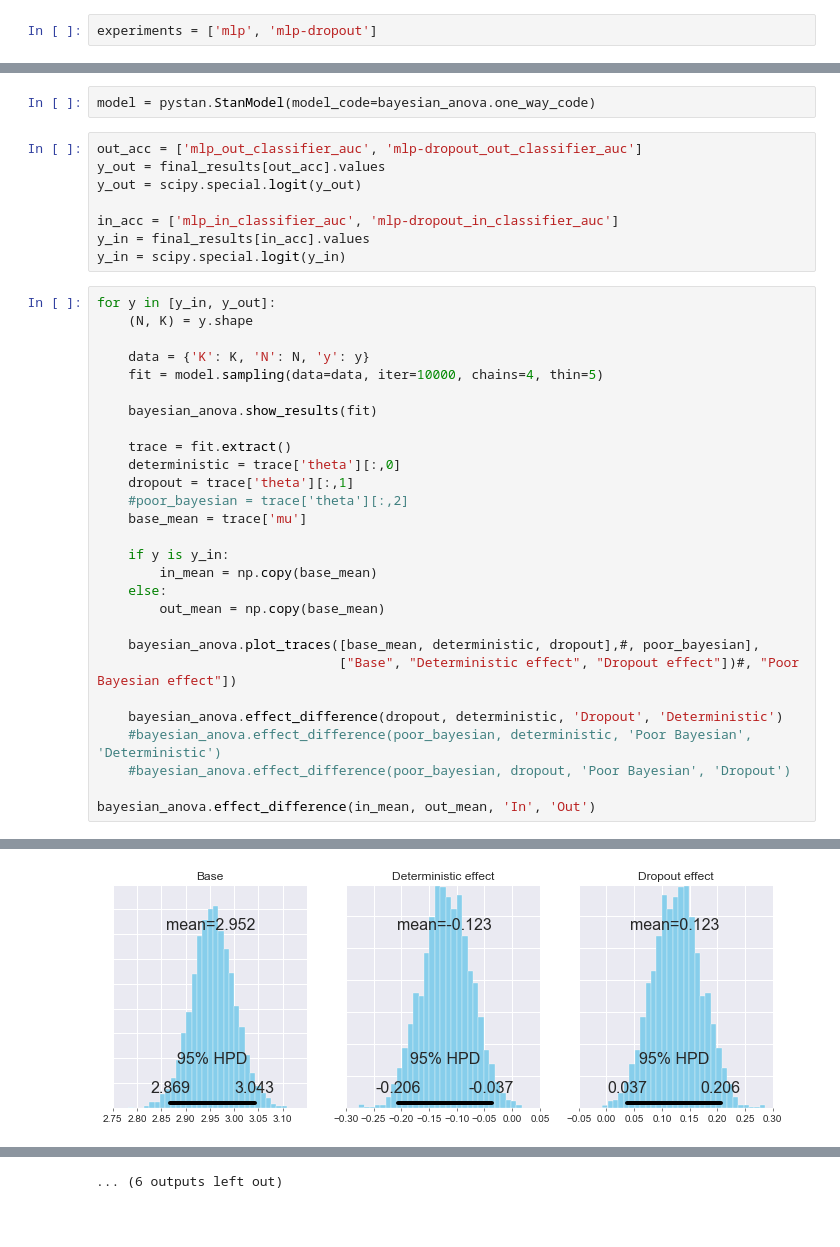
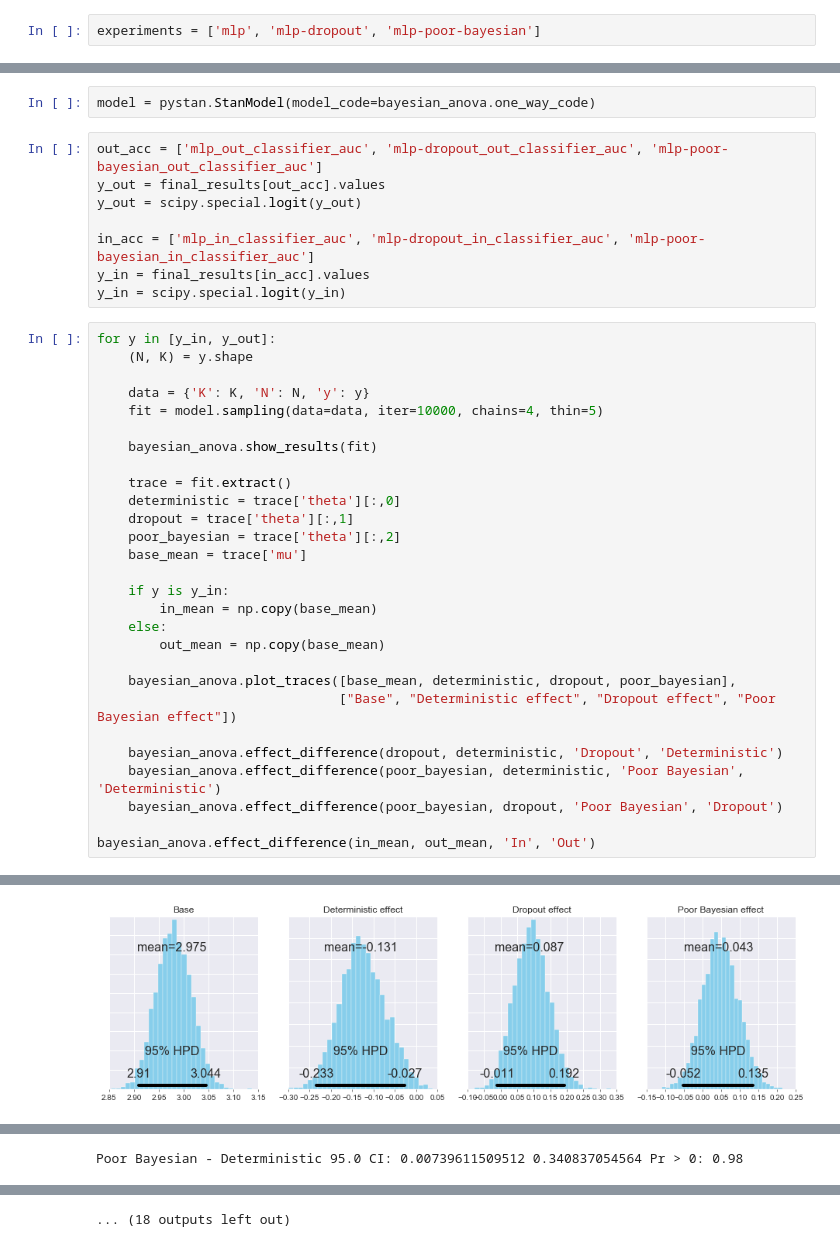
Before and after one commit to ramon-oliveira/deepstats, a Jupyter notebook: mnist_results/join_results_anova.ipynb, the cells around one changed output, grey strips where cells are left out. Saved outputs shown, nothing was run; the diff lists cells and outputs as text; blank space fills up the shorter version.

Commit message:
add anova mnist poor-bayesian results

```diff
--- a/mnist_results/join_results_anova.ipynb
+++ b/mnist_results/join_results_anova.ipynb
@@ -17,7 +17,7 @@ cols = ['experiment_name',
         'entropy_expectation__auc',
         'classifier__auc']
 # %%
-experiments = ['mlp', 'mlp-dropout']
+experiments = ['mlp', 'mlp-dropout', 'mlp-poor-bayesian']
 # %%
 dfs = []
 for exp in experiments:
@@ -72,11 +72,11 @@ for key_row in zip(*[df.itertuples() for exp, df in dfs_results]):
 # %%
 model = pystan.StanModel(model_code=bayesian_anova.one_way_code)
 # %%
-out_acc = ['mlp_out_classifier_auc', 'mlp-dropout_out_classifier_auc']
+out_acc = ['mlp_out_classifier_auc', 'mlp-dropout_out_classifier_auc', 'mlp-poor-bayesian_out_classifier_auc']
 y_out = final_results[out_acc].values
 y_out = scipy.special.logit(y_out)
 
-in_acc = ['mlp_in_classifier_auc', 'mlp-dropout_in_classifier_auc']
+in_acc = ['mlp_in_classifier_auc', 'mlp-dropout_in_classifier_auc', 'mlp-poor-bayesian_in_classifier_auc']
 y_in = final_results[in_acc].values
 y_in = scipy.special.logit(y_in)
 # %%
@@ -91,7 +91,7 @@ for y in [y_in, y_out]:
     trace = fit.extract()
     deterministic = trace['theta'][:,0]
     dropout = trace['theta'][:,1]
-    #poor_bayesian = trace['theta'][:,2]
+    poor_bayesian = trace['theta'][:,2]
     base_mean = trace['mu']
 
     if y is y_in:
@@ -99,12 +99,12 @@ for y in [y_in, y_out]:
     else:
         out_mean = np.copy(base_mean)
 
-    bayesian_anova.plot_traces([base_mean, deterministic, dropout],#, poor_bayesian],
-                               ["Base", "Deterministic effect", "Dropout effect"])#, "Poor Bayesian effect"])
+    bayesian_anova.plot_traces([base_mean, deterministic, dropout, poor_bayesian],
+                               ["Base", "Deterministic effect", "Dropout effect", "Poor Bayesian effect"])
 
     bayesian_anova.effect_difference(dropout, deterministic, 'Dropout', 'Deterministic')
-    #bayesian_anova.effect_difference(poor_bayesian, deterministic, 'Poor Bayesian', 'Deterministic')
-    #bayesian_anova.effect_difference(poor_bayesian, dropout, 'Poor Bayesian', 'Dropout')
+    bayesian_anova.effect_difference(poor_bayesian, deterministic, 'Poor Bayesian', 'Deterministic')
+    bayesian_anova.effect_difference(poor_bayesian, dropout, 'Poor Bayesian', 'Dropout')
 
 bayesian_anova.effect_difference(in_mean, out_mean, 'In', 'Out')
 # %% [output]
@@ -142 +144 @@ When unpickling the StanModel must be unpickled first.
-[figure, old version]
+[figure, new version]
@@ -176,0 +150 @@ When unpickling the StanModel must be unpickled first.
+Poor Bayesian - Deterministic 95.0 CI: 0.00739611509512 0.340837054564 Pr > 0: 0.98
@@ -178 +152 @@ When unpickling the StanModel must be unpickled first.
-... (6 outputs left out)
+... (18 outputs left out)
```
Also changed, not shown: parts of 1 cell of this notebook, 1 other file.
